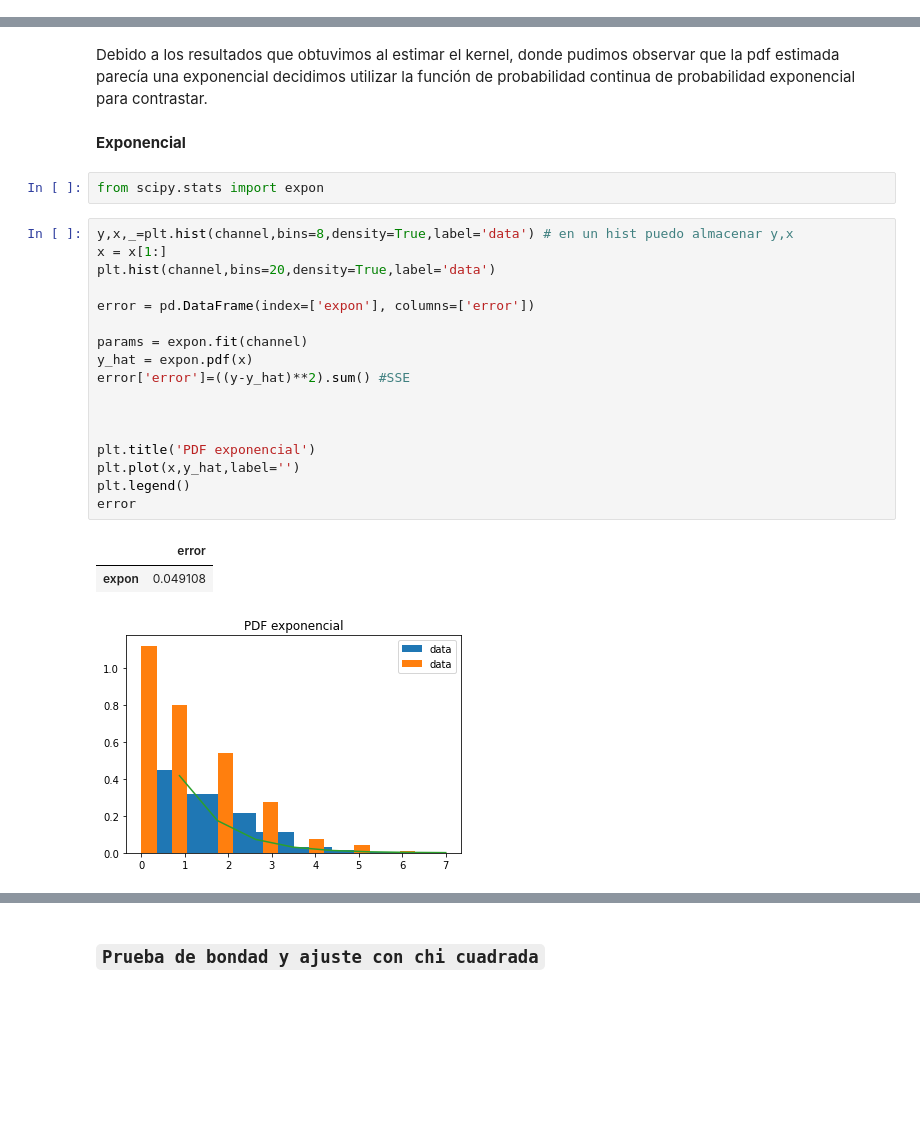
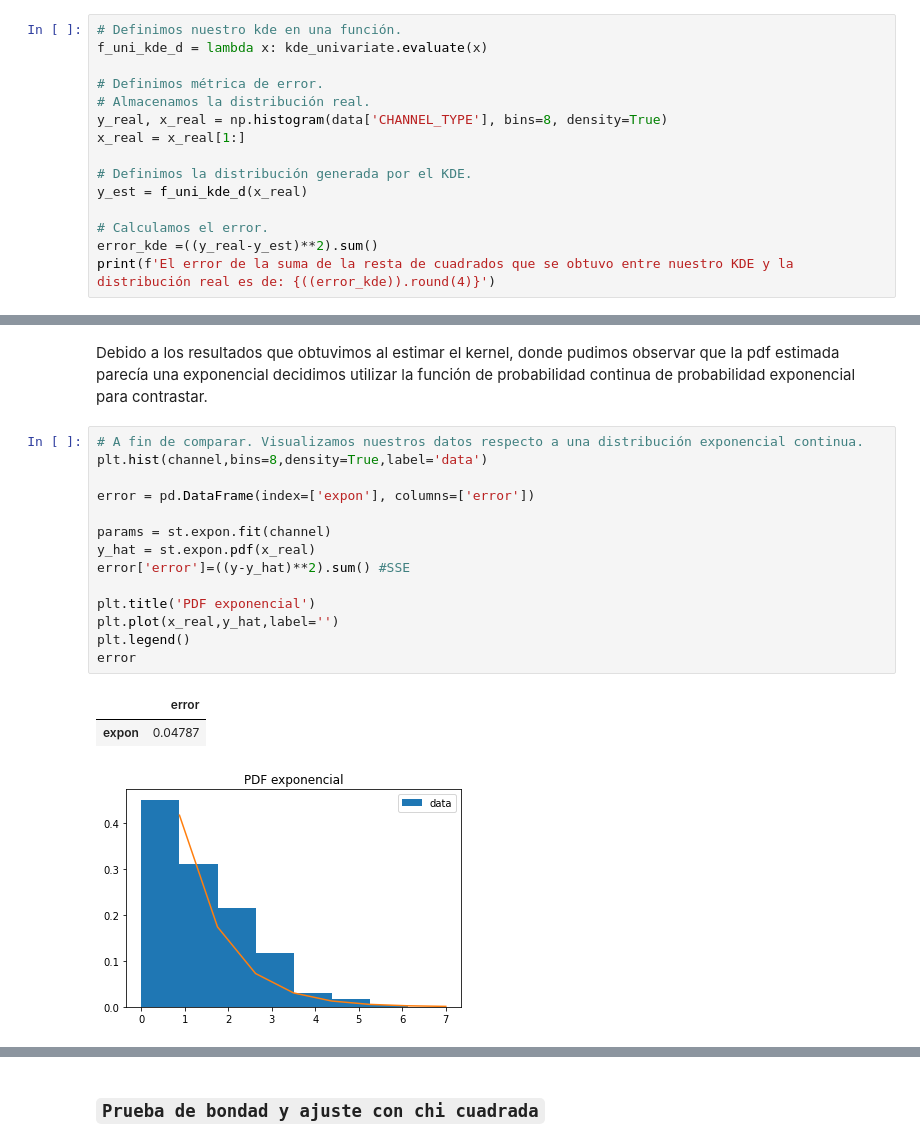
Before and after one commit to JuanPablo2019/Proyecto_modulo1, a Jupyter notebook: ProyectoModulo1_MaganaJ_PinedaB.ipynb, the cells around one changed output, grey strips where cells are left out. Cells and saved outputs as stored; diff of their text form; blank space fills up the shorter version.

```diff
--- a/ProyectoModulo1_MaganaJ_PinedaB.ipynb
+++ b/ProyectoModulo1_MaganaJ_PinedaB.ipynb
@@ -487,0 +372,15 @@ error_kde
+# %%
+# Definimos nuestro kde en una función.
+f_uni_kde_d = lambda x: kde_univariate.evaluate(x)
+
+# Definimos métrica de error.
+# Almacenamos la distribución real.
+y_real, x_real = np.histogram(data['CHANNEL_TYPE'], bins=8, density=True)
+x_real = x_real[1:]
+
+# Definimos la distribución generada por el KDE.
+y_est = f_uni_kde_d(x_real)
+
+# Calculamos el error.
+error_kde =((y_real-y_est)**2).sum()
+print(f'El error de la suma de la resta de cuadrados que se obtuvo entre nuestro KDE y la distribución real es de: {((error_kde)).round(4)}')
@@ -490,29 +393,22 @@ error_kde
 # %% [markdown]
 Debido a los resultados que obtuvimos al estimar el kernel, donde pudimos observar
 que la pdf estimada parecía una exponencial decidimos utilizar la función de probabilidad continua de probabilidad exponencial para contrastar.
-# %% [markdown]
-**Exponencial**
-# %%
-from scipy.stats import expon
 # %%
-y,x,_=plt.hist(channel,bins=8,density=True,label='data') # en un hist puedo almacenar y,x
-x = x[1:]
-plt.hist(channel,bins=20,density=True,label='data')
+# A fin de comparar. Visualizamos nuestros datos respecto a una distribución exponencial continua.
+plt.hist(channel,bins=8,density=True,label='data')
 
 error = pd.DataFrame(index=['expon'], columns=['error'])
 
-params = expon.fit(channel)
-y_hat = expon.pdf(x)
+params = st.expon.fit(channel)
+y_hat = st.expon.pdf(x_real)
 error['error']=((y-y_hat)**2).sum() #SSE
 
-
-
 plt.title('PDF exponencial')
-plt.plot(x,y_hat,label='')
+plt.plot(x_real,y_hat,label='')
 plt.legend()
 error
 # %% [output]
 |  | error |
-| expon | 0.049108 |
+| expon | 0.04787 |
-[figure, old version]
+[figure, new version]
 # %% [markdown]
```
Also changed, not shown: parts of 144 cells of this notebook.
